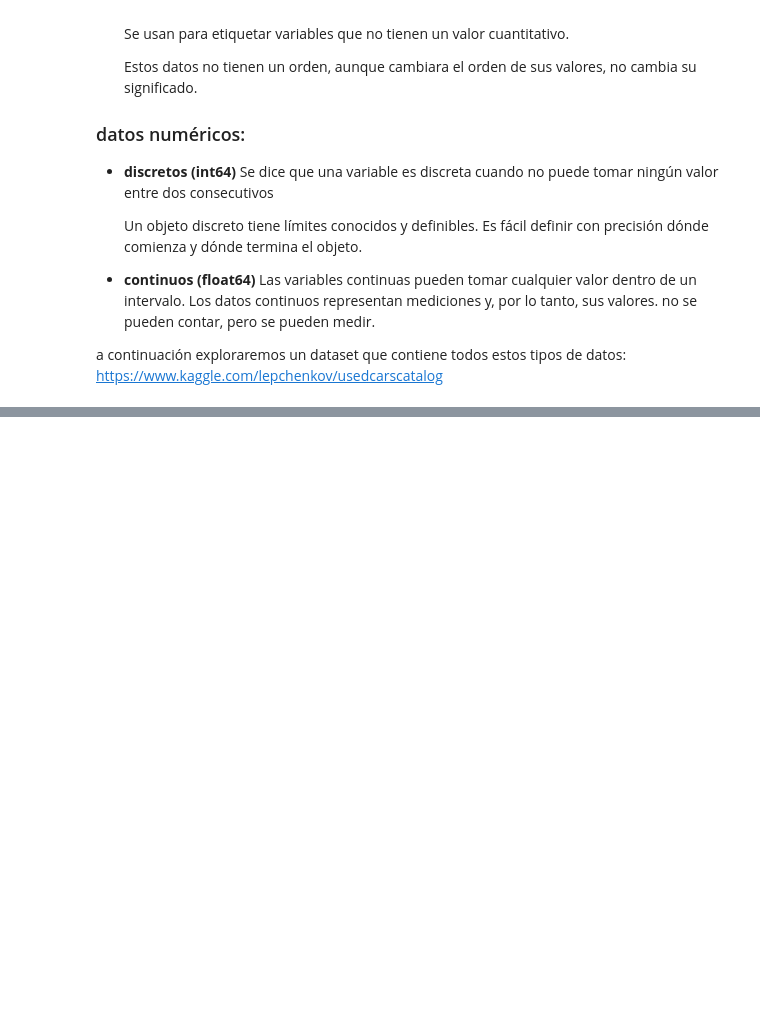
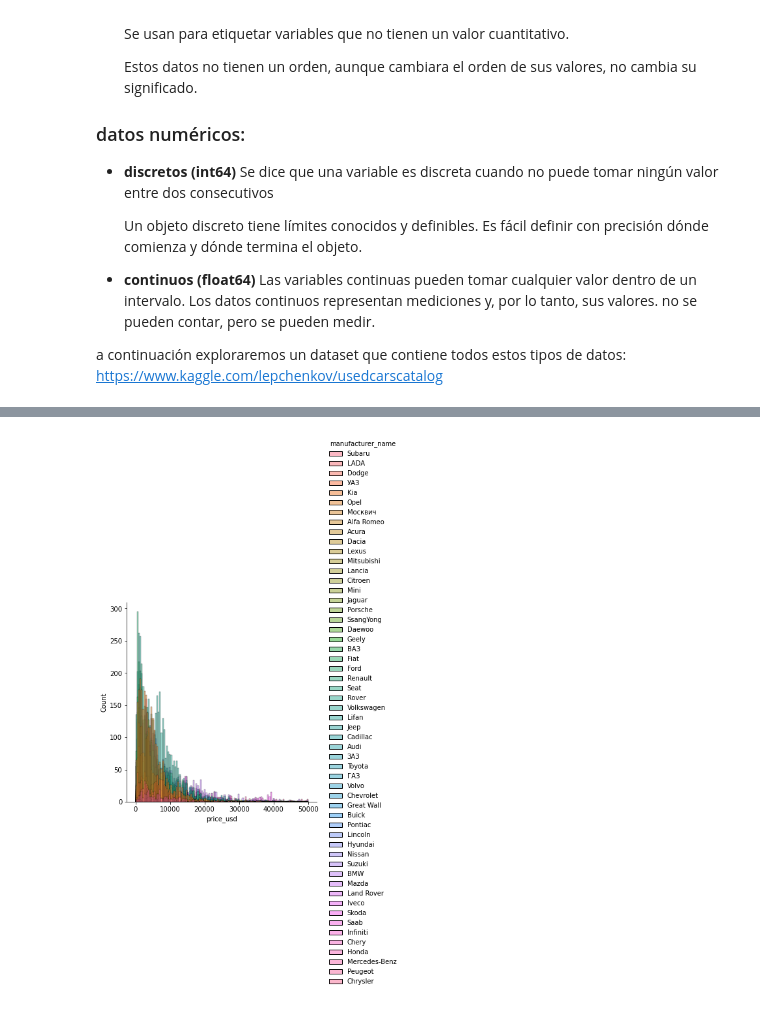
Before and after one commit to ronaldespinozaa/estadistica-descriptiva, a Jupyter notebook: estadistica-descriptiva.ipynb, the cells around one changed output, grey strips where cells are left out. Drawn from its saved outputs; the diff is of its cells as text; code cells hidden in the pictures; blank space fills up the shorter version.

```diff
--- a/estadistica-descriptiva.ipynb
+++ b/estadistica-descriptiva.ipynb
@@ -119,0 +439,9 @@ df.head(2)
+# %%
+# resulta más interesante analizar los precios por marcas, asi que utilizaremos la libreria SeaBorn que se especializa para la visualizacion estadistica.
+
+
+sns.displot(data=df, x='price_usd', hue='manufacturer_name');
+
+# Lo que vemos es que nos da de resultado un grafico muy sobrecargado, ,y al haber tantas categorias, el grafico pierde el proposito de facilitar la informacion
+# %% [output]
+[figure, added]
```
Also changed, not shown: parts of 41 cells of this notebook, 2 other files.
